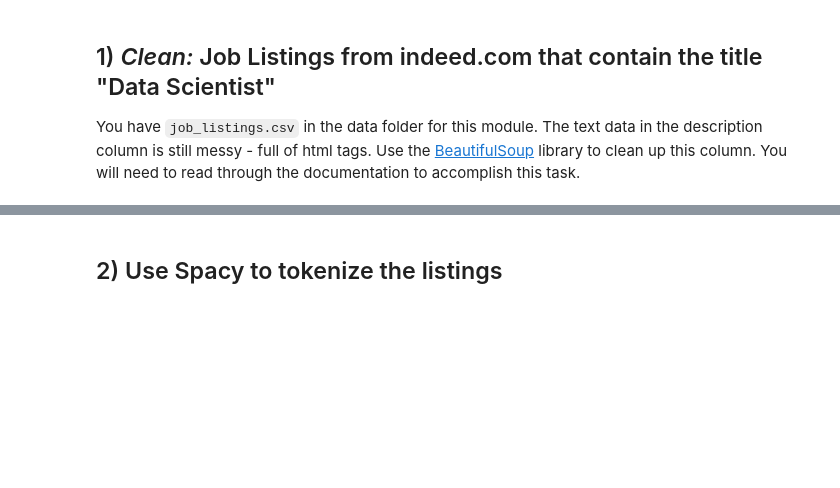
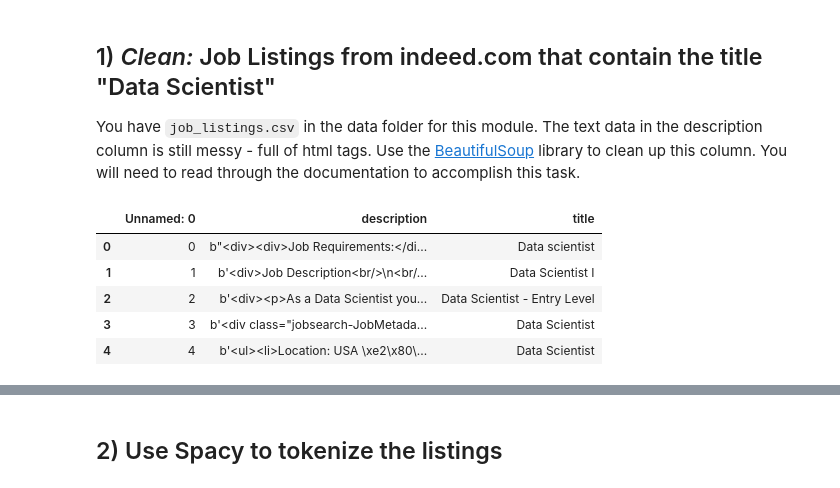
Before and after one commit to zachary-hamilton/DS-Unit-4-Sprint-1-NLP, a Jupyter notebook: module2-vector-representations/LS_DS_412_Vector_Representations_Assignment.ipynb, the cells around one changed output, grey strips where cells are left out. Saved outputs shown, nothing was run; the diff lists cells and outputs as text; code cells hidden in the pictures; blank space fills up the shorter version.

```diff
--- a/module2-vector-representations/LS_DS_412_Vector_Representations_Assignment.ipynb
+++ b/module2-vector-representations/LS_DS_412_Vector_Representations_Assignment.ipynb
@@ -27,8 +27,16 @@ pd.set_option('max_colwidth', None)
 # %%
 # importing data as a new dataframe
 DATA_PATH = os.path.join(os.path.dirname('__file__'), 'data', 'job_listings.csv')
 
 job_listings = pd.read_csv(DATA_PATH)
+job_listings.head()
+# %% [output]
+|  | Unnamed: 0 | description | title |
+| 0 | 0 | b"<div><div>Job Requirements:</di... | Data scientist |
+| 1 | 1 | b'<div>Job Description<br/>\n<br/... | Data Scientist I |
+| 2 | 2 | b'<div><p>As a Data Scientist you... | Data Scientist - Entry Level |
+| 3 | 3 | b'<div class="jobsearch-JobMetada... | Data Scientist |
+| 4 | 4 | b'<ul><li>Location: USA \xe2\x80\... | Data Scientist |
 # %%
 def clean_html(text):
     soup = BeautifulSoup(text, 'html.parser')
```
Also changed, not shown: parts of 1 cell of this notebook.
